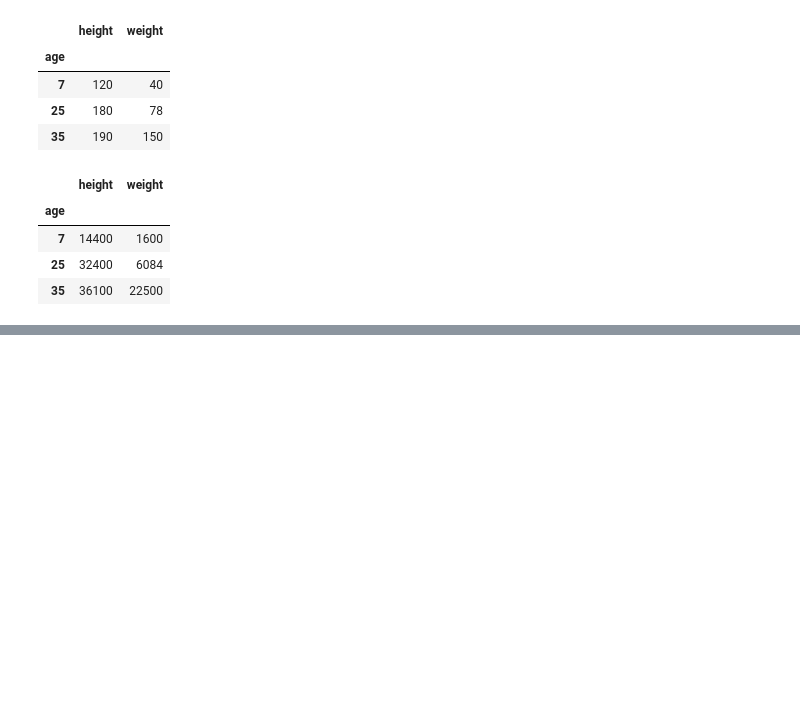
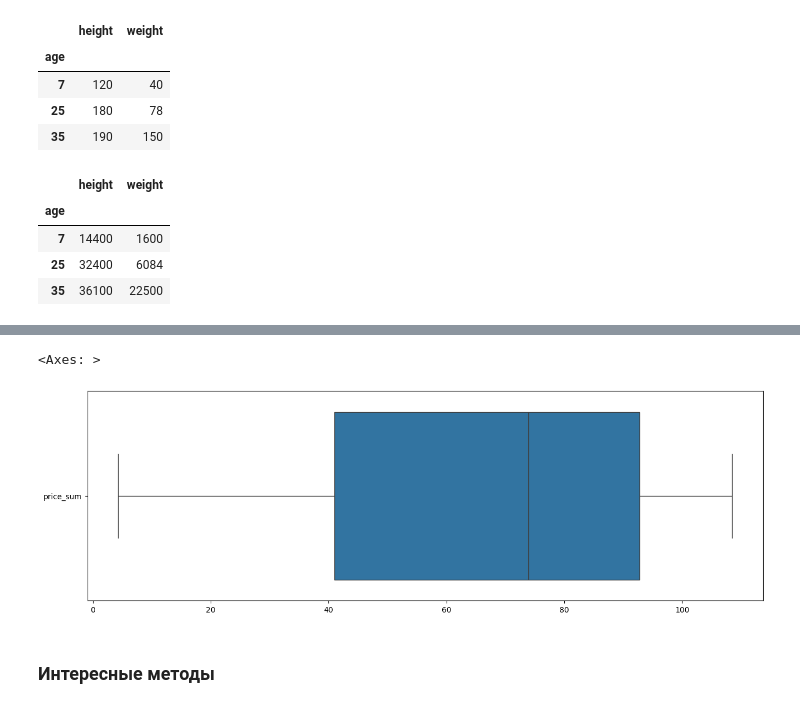
Before and after one commit to a18091986/EDU, a Jupyter notebook: 2_Pandas/pandas.ipynb, the cells around one changed output, grey strips where cells are left out. Drawn from its saved outputs; the diff is of its cells as text; code cells hidden in the pictures; blank space fills up the shorter version.

```diff
--- a/2_Pandas/pandas.ipynb
+++ b/2_Pandas/pandas.ipynb
@@ -237,0 +564,8 @@ people.groupby('age').agg(square_calc)
+# %%
+month_price_sum = stock_price.groupby('month').price.agg(price_sum='sum')
+sns.boxplot(month_price_sum, orient='h')
+# %% [output]
+<Axes: >
+[figure, added]
+# %% [markdown]
+### Интересные методы
```
Also changed, not shown: parts of 55 cells of this notebook, 1 other file.
